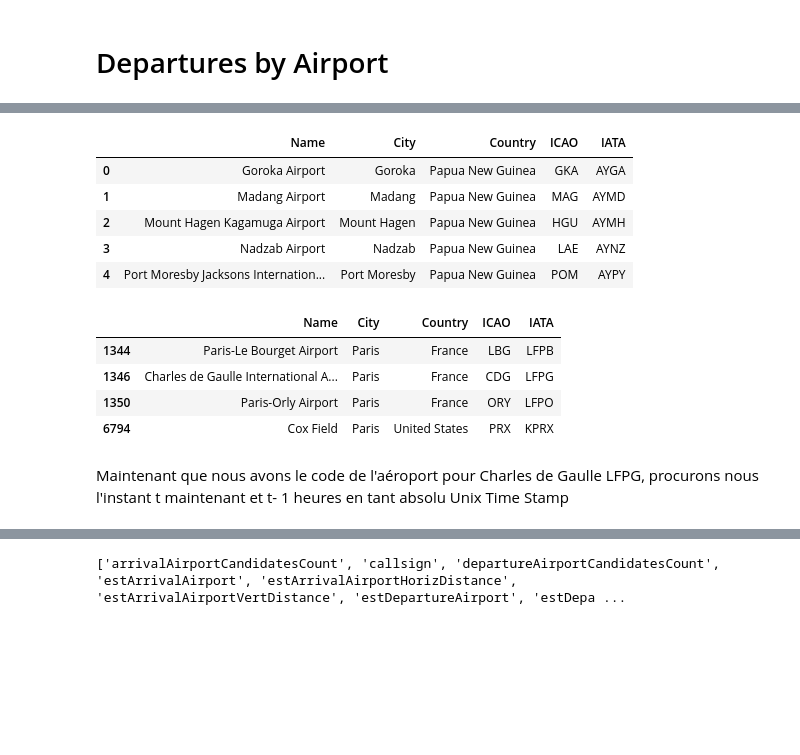
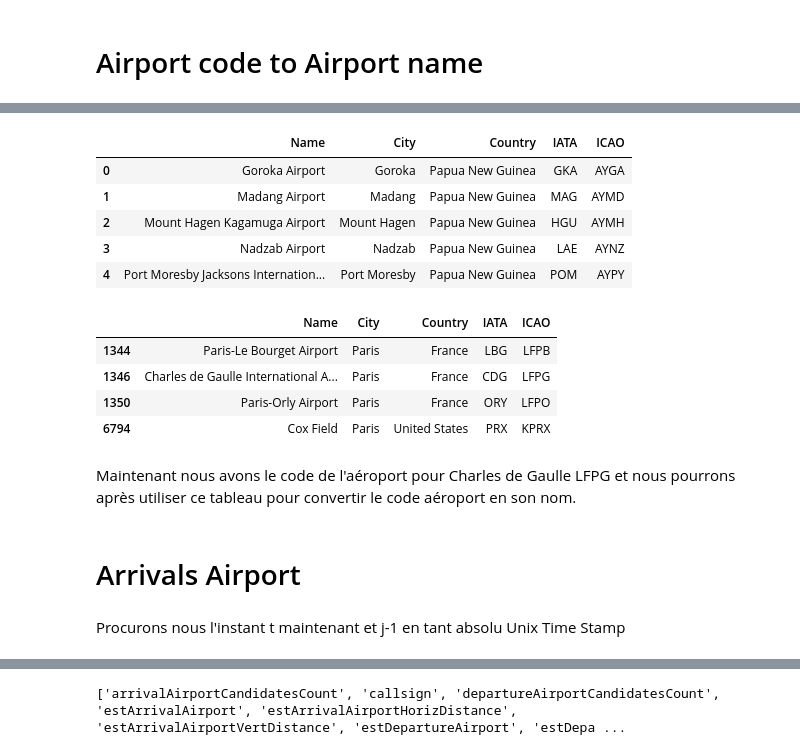
Before and after one commit to Rhizome23/aircraft-project, a Jupyter notebook: LastPlane.ipynb, the cells around one changed output, grey strips where cells are left out. Saved outputs shown, nothing was run; the diff lists cells and outputs as text; code cells hidden in the pictures; blank space fills up the shorter version.

```diff
--- a/LastPlane.ipynb
+++ b/LastPlane.ipynb
@@ -8,8 +8,8 @@ from shapely.geometry import Point
 %matplotlib inline
 import geopandas
 import requests
-# %% [markdown]
-# Departures by Airport
+# %% [markdown]
+# Airport code to Airport name
 # %%
 df = pd.read_csv("airports.dat", header= None)
 df.head()
@@ -22,10 +22,10 @@ df.head()
 | 4 | 5 | Port Moresby Jacksons Internation... | Port Moresby | Papua New Guinea | POM | AYPY | -9.443380 | 147.220001 | 146 | 10 | U | ... |
 # %%
 airport = df.loc[:,1:5]
-airport.columns=['Name','City','Country','ICAO','IATA']
+airport.columns=['Name','City','Country','IATA','ICAO']
 airport.head()
 # %% [output]
-|  | Name | City | Country | ICAO | IATA |
+|  | Name | City | Country | IATA | ICAO |
 | 0 | Goroka Airport | Goroka | Papua New Guinea | GKA | AYGA |
 | 1 | Madang Airport | Madang | Papua New Guinea | MAG | AYMD |
 | 2 | Mount Hagen Kagamuga Airport | Mount Hagen | Papua New Guinea | HGU | AYMH |
@@ -34,12 +34,16 @@ airport.head()
 # %%
 airport.loc[airport['City'] == 'Paris']
 # %% [output]
-|  | Name | City | Country | ICAO | IATA |
+|  | Name | City | Country | IATA | ICAO |
 | 1344 | Paris-Le Bourget Airport | Paris | France | LBG | LFPB |
 | 1346 | Charles de Gaulle International A... | Paris | France | CDG | LFPG |
 | 1350 | Paris-Orly Airport | Paris | France | ORY | LFPO |
 | 6794 | Cox Field | Paris | United States | PRX | KPRX |
+# %% [markdown]
+Maintenant nous avons le code de l'aéroport pour Charles de Gaulle LFPG et nous pourrons après utiliser ce tableau pour convertir le code aéroport en son nom.
+# %% [markdown]
+# Arrivals Airport
 # %% [markdown]
-Maintenant que nous avons le code de l'aéroport pour Charles de Gaulle LFPG, procurons nous l'instant t maintenant et t- 1 heures en tant absolu Unix Time Stamp
+Procurons nous l'instant t maintenant et j-1 en tant absolu Unix Time Stamp
 # %%
 import time
```
Also changed, not shown: parts of 9 cells of this notebook.
